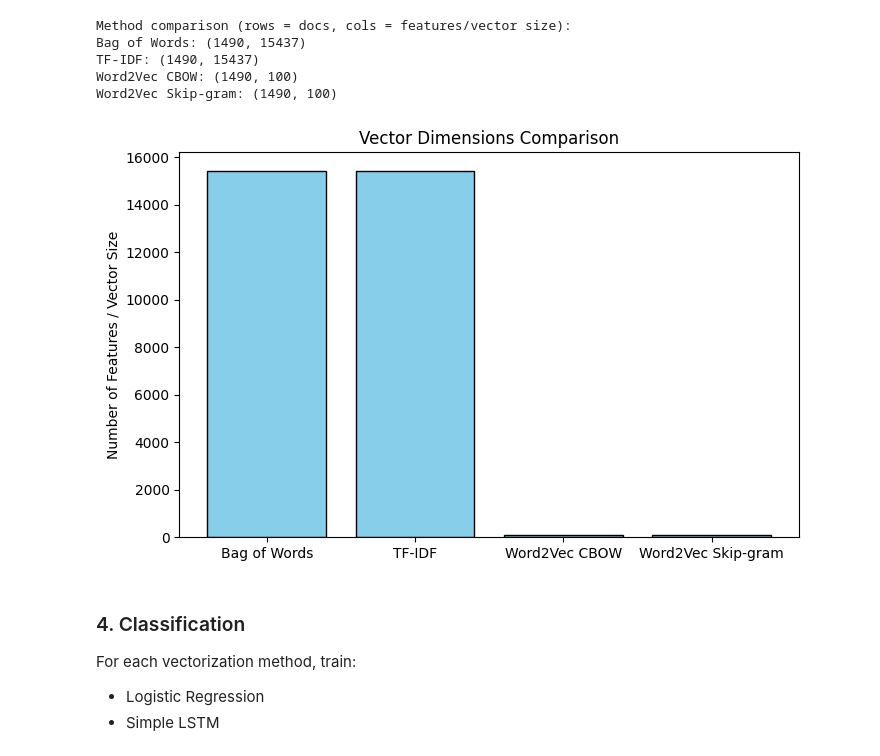
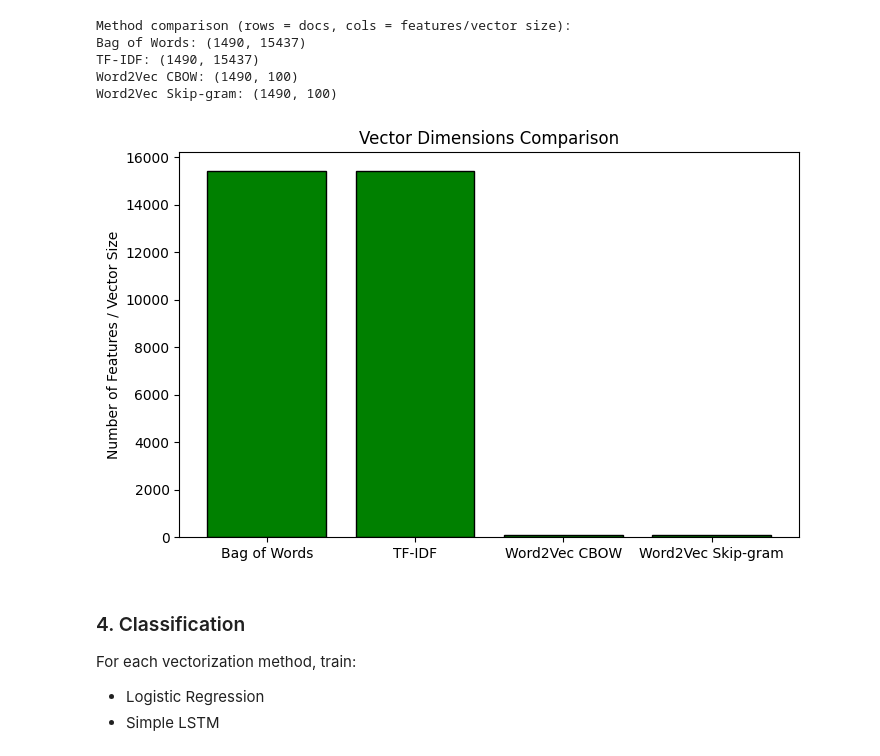
Before and after one commit to BPALAN-USD/AAI-502, a Jupyter notebook: AAI_520_Assignment_1.ipynb, the cells around one changed output. Cells and saved outputs as stored; diff of their text form; code cells hidden in the pictures.

```diff
--- a/AAI_520_Assignment_1.ipynb
+++ b/AAI_520_Assignment_1.ipynb
@@ -265,13 +282,18 @@ w2v_cbow = Word2Vec(sentences, vector_size=100, window=5, min_count=1, sg=0)
 ## Skip-gram model
 w2v_sg = Word2Vec(sentences, vector_size=100, window=5, min_count=1, sg=1)
 
+def get_doc_vector(tokens, model):
+    # Collect embeddings only for words in the model
+    embeddings = []
+    for word in tokens:
+        if word in model.wv:
+            embeddings.append(model.wv[word])
 
-def get_doc_vector(tokens, model):
-    vectors = [model.wv[word] for word in tokens if word in model.wv]
-    if len(vectors) > 0:
-        return np.mean(vectors, axis=0)
-    else:
-        return np.zeros(model.vector_size)
+    # Average if available, otherwise return zero vector
+    if embeddings:
+        return np.mean(embeddings, axis=0)
+    return np.zeros(model.vector_size)
+
 
 # CBOW document vectors
 doc_vec_cbow = np.array([get_doc_vector(doc, w2v_cbow) for doc in sentences])
@@ -301,18 +323,17 @@ TF-IDF: (1490, 15437)
 Word2Vec CBOW: (1490, 100)
 Word2Vec Skip-gram: (1490, 100)
 # %%
-import matplotlib.pyplot as plt
 
 names = list(methods.keys())
 values = [v[1] for v in methods.values()]
 
 plt.figure(figsize=(8,5))
-plt.bar(names, values, color="skyblue", edgecolor="black")
+plt.bar(names, values, color="green", edgecolor="black")
 plt.title("Vector Dimensions Comparison")
 plt.ylabel("Number of Features / Vector Size")
 plt.show()
 # %% [output]
-[figure, old version]
+[figure, new version]
 # %% [markdown]
 ### 4. Classification
 
```
Also changed, not shown: parts of 14 cells of this notebook.
